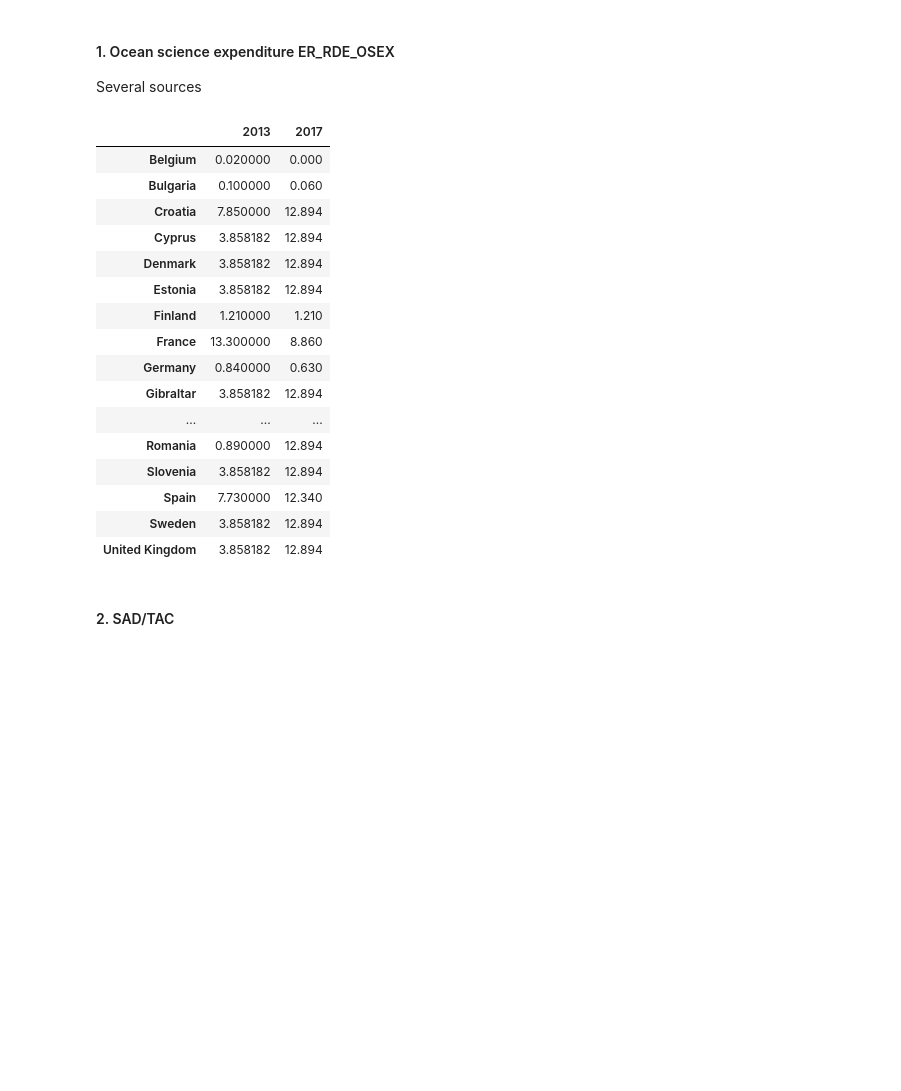
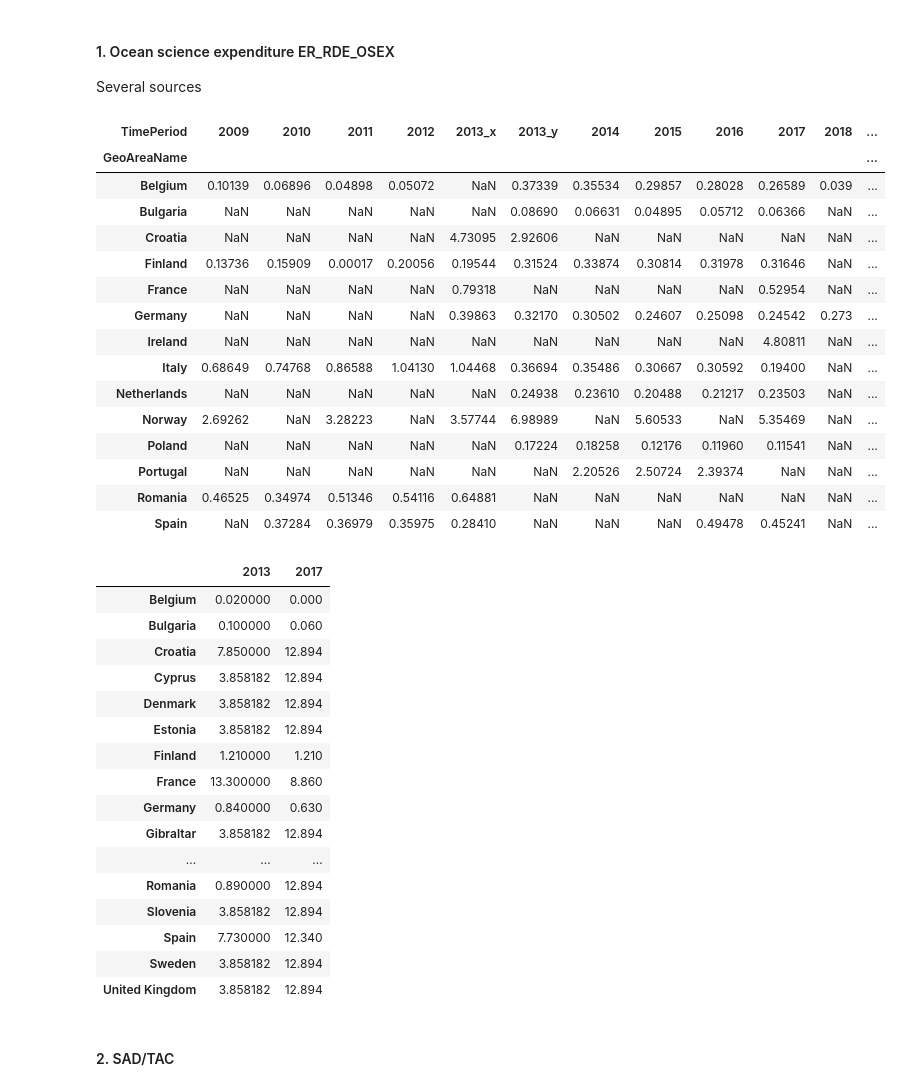
Before and after one commit to isaldiviagonzatti/sdg14, a Jupyter notebook: code/exploreSDG14.ipynb, the cells around one changed output. Drawn from its saved outputs; the diff is of its cells as text; code cells hidden in the pictures; blank space fills up the shorter version.

```diff
--- a/code/exploreSDG14.ipynb
+++ b/code/exploreSDG14.ipynb
@@ -1270,50 +1289,68 @@ oResearch = oResearchOld.merge(
     oResearch, left_index=True, right_index=True, how="outer"
 )
 # use all countries in Europe
 oResearch = oResearch[oResearch.index.isin(allEurope)].dropna(how="all", axis=1)
+oResearch
 # fill nan of year 2013 from new report with old report and 2016 with 2017
 oResearch[2013] = oResearch["2013_y"].fillna(oResearch["2013_x"])
 oResearch[2016] = oResearch[2016].fillna(oResearch[2017])
 oResearch = oResearch[list(range(2013, 2018))]
 # weighted by EEZ area
 oResearch = oResearch.merge(eez, left_index=True, right_index=True, how="outer")
 for col in oResearch.drop("Area_km2", axis=1).columns:
     oResearch[col] = (
         oResearch[col] * oResearch["Area_km2"] / (oResearch["Area_km2"].sum())
     )
 
 # maxMin transformation as (x - min)/(max-min) * 100 --> converts to 0-100 scale with 0=worst, 100=best
 oResearch = (
     (oResearch.loc[:, 2013:2017] - oResearch.loc[:, 2013:2017].min().min())
     / (
         oResearch.loc[:, 2013:2017].max().max()
         - oResearch.loc[:, 2013:2017].min().min()
     )
     * 100
 ).round(2)
 # fill nan with mean of column
 for col in oResearch.columns:
     oResearch[col] = oResearch[col].fillna(oResearch[col].mean())
 
 oResearch[[2013, 2017]]
+# 2013,2016,2017
 # %% [output]
-|  | 2013 | 2017 |
-| Belgium | 0.020000 | 0.000 |
-| Bulgaria | 0.100000 | 0.060 |
-| Croatia | 7.850000 | 12.894 |
-| Cyprus | 3.858182 | 12.894 |
-| Denmark | 3.858182 | 12.894 |
-| Estonia | 3.858182 | 12.894 |
-| Finland | 1.210000 | 1.210 |
-| France | 13.300000 | 8.860 |
-| Germany | 0.840000 | 0.630 |
-| Gibraltar | 3.858182 | 12.894 |
-| ... | ... | ... |
-| Romania | 0.890000 | 12.894 |
-| Slovenia | 3.858182 | 12.894 |
-| Spain | 7.730000 | 12.340 |
-| Sweden | 3.858182 | 12.894 |
-| United Kingdom | 3.858182 | 12.894 |
+| TimePeriod | 2009 | 2010 | 2011 | 2012 | 2013_x | 2013_y | 2014 | 2015 | 2016 | 2017 | 2018 | ... |
+| GeoAreaName |  |  |  |  |  |  |  |  |  |  |  | ... |
+| Belgium | 0.10139 | 0.06896 | 0.04898 | 0.05072 | NaN | 0.37339 | 0.35534 | 0.29857 | 0.28028 | 0.26589 | 0.039 | ... |
+| Bulgaria | NaN | NaN | NaN | NaN | NaN | 0.08690 | 0.06631 | 0.04895 | 0.05712 | 0.06366 | NaN | ... |
+| Croatia | NaN | NaN | NaN | NaN | 4.73095 | 2.92606 | NaN | NaN | NaN | NaN | NaN | ... |
+| Finland | 0.13736 | 0.15909 | 0.00017 | 0.20056 | 0.19544 | 0.31524 | 0.33874 | 0.30814 | 0.31978 | 0.31646 | NaN | ... |
+| France | NaN | NaN | NaN | NaN | 0.79318 | NaN | NaN | NaN | NaN | 0.52954 | NaN | ... |
+| Germany | NaN | NaN | NaN | NaN | 0.39863 | 0.32170 | 0.30502 | 0.24607 | 0.25098 | 0.24542 | 0.273 | ... |
+| Ireland | NaN | NaN | NaN | NaN | NaN | NaN | NaN | NaN | NaN | 4.80811 | NaN | ... |
+| Italy | 0.68649 | 0.74768 | 0.86588 | 1.04130 | 1.04468 | 0.36694 | 0.35486 | 0.30667 | 0.30592 | 0.19400 | NaN | ... |
+| Netherlands | NaN | NaN | NaN | NaN | NaN | 0.24938 | 0.23610 | 0.20488 | 0.21217 | 0.23503 | NaN | ... |
+| Norway | 2.69262 | NaN | 3.28223 | NaN | 3.57744 | 6.98989 | NaN | 5.60533 | NaN | 5.35469 | NaN | ... |
+| Poland | NaN | NaN | NaN | NaN | NaN | 0.17224 | 0.18258 | 0.12176 | 0.11960 | 0.11541 | NaN | ... |
+| Portugal | NaN | NaN | NaN | NaN | NaN | NaN | 2.20526 | 2.50724 | 2.39374 | NaN | NaN | ... |
+| Romania | 0.46525 | 0.34974 | 0.51346 | 0.54116 | 0.64881 | NaN | NaN | NaN | NaN | NaN | NaN | ... |
+| Spain | NaN | 0.37284 | 0.36979 | 0.35975 | 0.28410 | NaN | NaN | NaN | 0.49478 | 0.45241 | NaN | ... |
+|  | 2013 | 2017 |
+| Belgium | 0.020000 | 0.000 |
+| Bulgaria | 0.100000 | 0.060 |
+| Croatia | 7.850000 | 12.894 |
+| Cyprus | 3.858182 | 12.894 |
+| Denmark | 3.858182 | 12.894 |
+| Estonia | 3.858182 | 12.894 |
+| Finland | 1.210000 | 1.210 |
+| France | 13.300000 | 8.860 |
+| Germany | 0.840000 | 0.630 |
+| Gibraltar | 3.858182 | 12.894 |
+| ... | ... | ... |
+| Romania | 0.890000 | 12.894 |
+| Slovenia | 3.858182 | 12.894 |
+| Spain | 7.730000 | 12.340 |
+| Sweden | 3.858182 | 12.894 |
+| United Kingdom | 3.858182 | 12.894 |
 # %% [markdown]
 #### 2. SAD/TAC
 # %%
```
Also changed, not shown: parts of 2 cells of this notebook.
